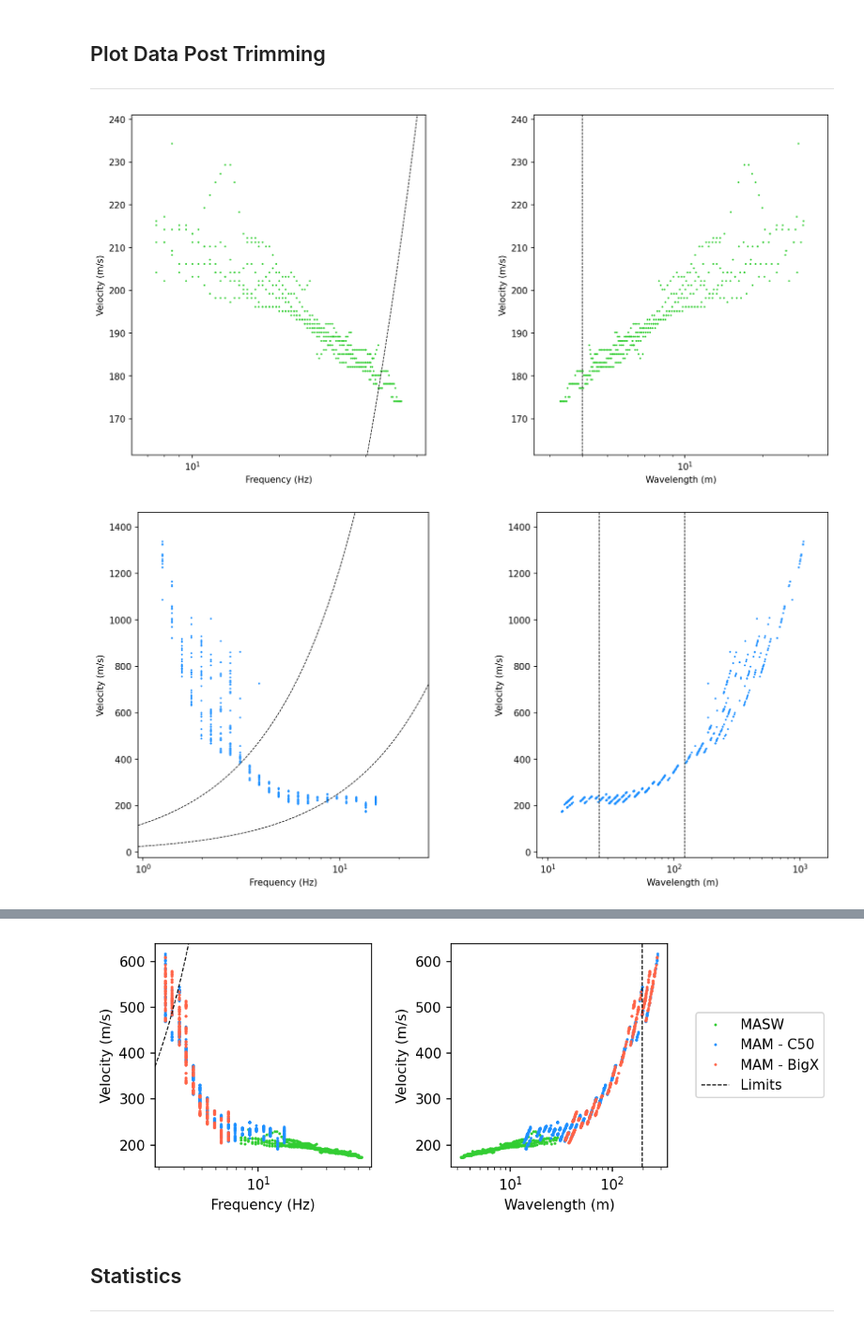
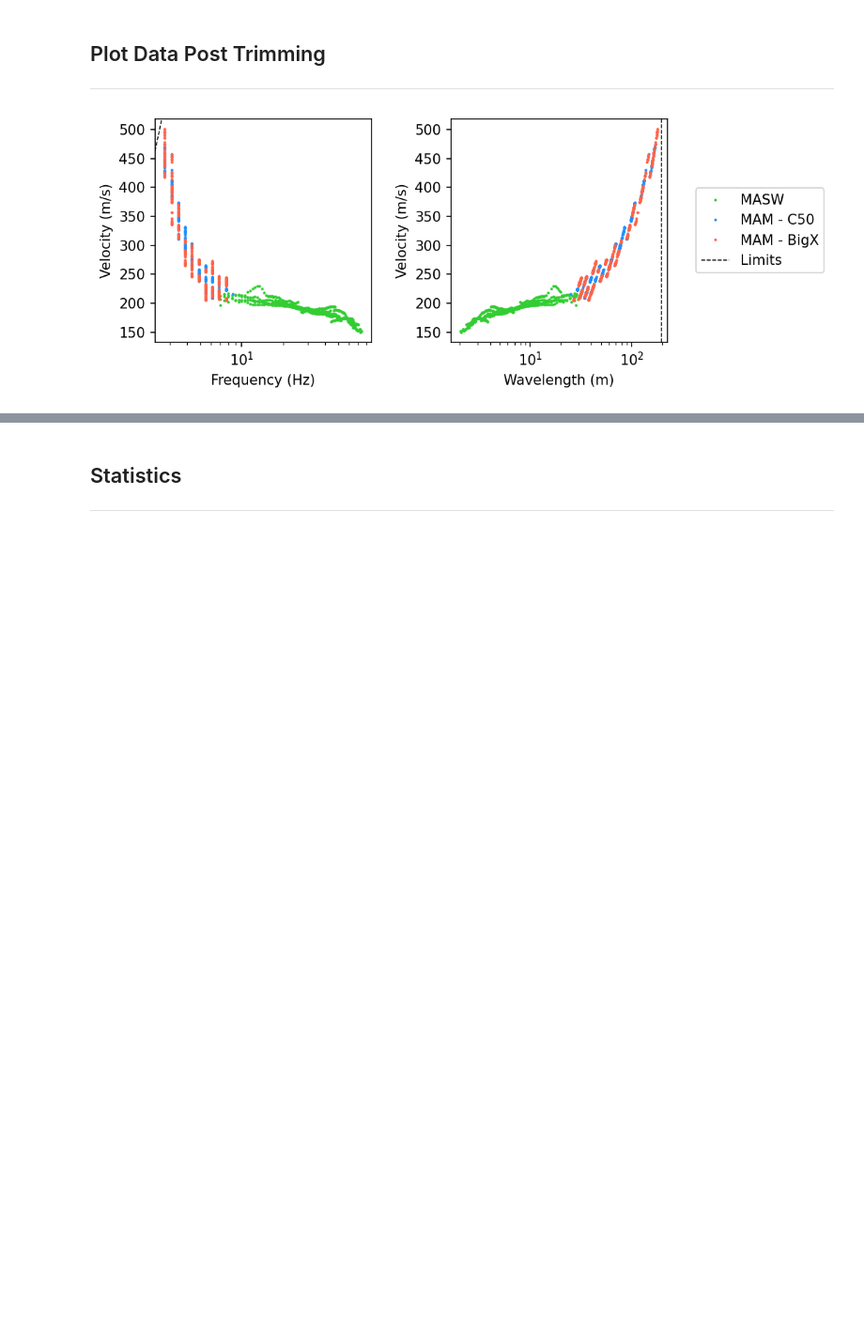
Before and after one commit to jpvantassel/swprocess, a Jupyter notebook: examples/stats/stats.ipynb, the cells around one changed output, grey strips where cells are left out. Shown at 94% size. Drawn from its saved outputs; the diff is of its cells as text; code cells hidden in the pictures; blank space fills up the shorter version.

```diff
--- a/examples/stats/stats.ipynb
+++ b/examples/stats/stats.ipynb
@@ -75,16 +75,10 @@ import swprepost
 # to load .jsom files which contain the interatively trimmed experimental dispersion data produced by this notebook. See below for details.
 
 # Raw Rayleigh data
-# fnames_set = [
-#     ["../masw/nz_wghs_rayleigh_masw.json"],
-#     ["../mam/nz_wghs_rayleigh_c50_rtbf.json"],
-#     ["../mam/nz_wghs_rayleigh_bigx_rtbf.json"]
-#     ]
-
 fnames_set = [
-    ["nz_wghs_trimmed_rayleigh_masw.json"],
-    ["nz_wghs_trimmed_rayleigh_c50.json"],
-    ["nz_wghs_trimmed_rayleigh_bigx.json"]
+    ["../masw/nz_wghs_rayleigh_masw.json"],
+    ["../mam/nz_wghs_rayleigh_c50_rtbf.json"],
+    ["../mam/nz_wghs_rayleigh_bigx_rtbf.json"]
     ]
 
 # # Raw Love data
@@ -130,9 +124,17 @@ for fnames, color, label in zip(fnames_set, colors, labels):
 
 axs[-1].legend(bbox_to_anchor = (1.1, 0.5), loc="center left")
 
+# # manually set limits for first panel (frequency in this case)
+# axs[0].set_xlim(0.1, 50)
+# axs[0].set_ylim(0, 1000)
+
+# # manually set limits for second panel (wavelength in this case)
+# axs[1].set_xlim(0.1, 1000)
+# axs[1].set_ylim(0, 1000)
+
 plt.show()
 
-master_suite = swprocess.PeaksSuite.from_peakssuite(suites)
+main_suite = swprocess.PeaksSuite.from_peakssuite(suites)
 _colors, _labels = [], []
 for color, label, suite in zip(colors, labels, suites):
     for _ in range(len(suite)):
@@ -200,21 +201,20 @@ Enter (0 to quit, 1 to continue, 2 to undo):  0
 ---
 # %%
 %matplotlib inline
-fig, axs = master_suite.plot(xtype=xtype, ytype=ytype, plot_kwargs=dict(color=_colors, label=_labels))
+fig, axs = main_suite.plot(xtype=xtype, ytype=ytype, plot_kwargs=dict(color=_colors, label=_labels))
 
 for ax in axs:
     ax.autoscale(enable=True)
 
 for ax, _xtype, _ytype in zip(axs, xtype, ytype):
     xlim, ylim = ax.get_xlim(), ax.get_ylim()
     attribute, limits = overall_resolution_limits
-    master_suite.plot_resolution_limits(ax=ax, xtype=_xtype, ytype=_ytype, attribute=attribute, limits=limits, plot_kwargs=dict(label="Limits"))
+    main_suite.plot_resolution_limits(ax=ax, xtype=_xtype, ytype=_ytype, attribute=attribute, limits=limits, plot_kwargs=dict(label="Limits"))
     ax.set_xlim(xlim)
     ax.set_ylim(ylim)
 
 axs[-1].legend(bbox_to_anchor = (1.1, 0.5), loc="center left")
 
 plt.show()
 # %% [output]
-[figure, old version]
+[figure, new version]
-[figure, removed]
@@ -223,4 +221,3 @@ plt.show()
-[figure, removed]
 # %% [markdown]
 ## Statistics
 ---
```
Also changed, not shown: parts of 10 cells of this notebook, 7 other files.
